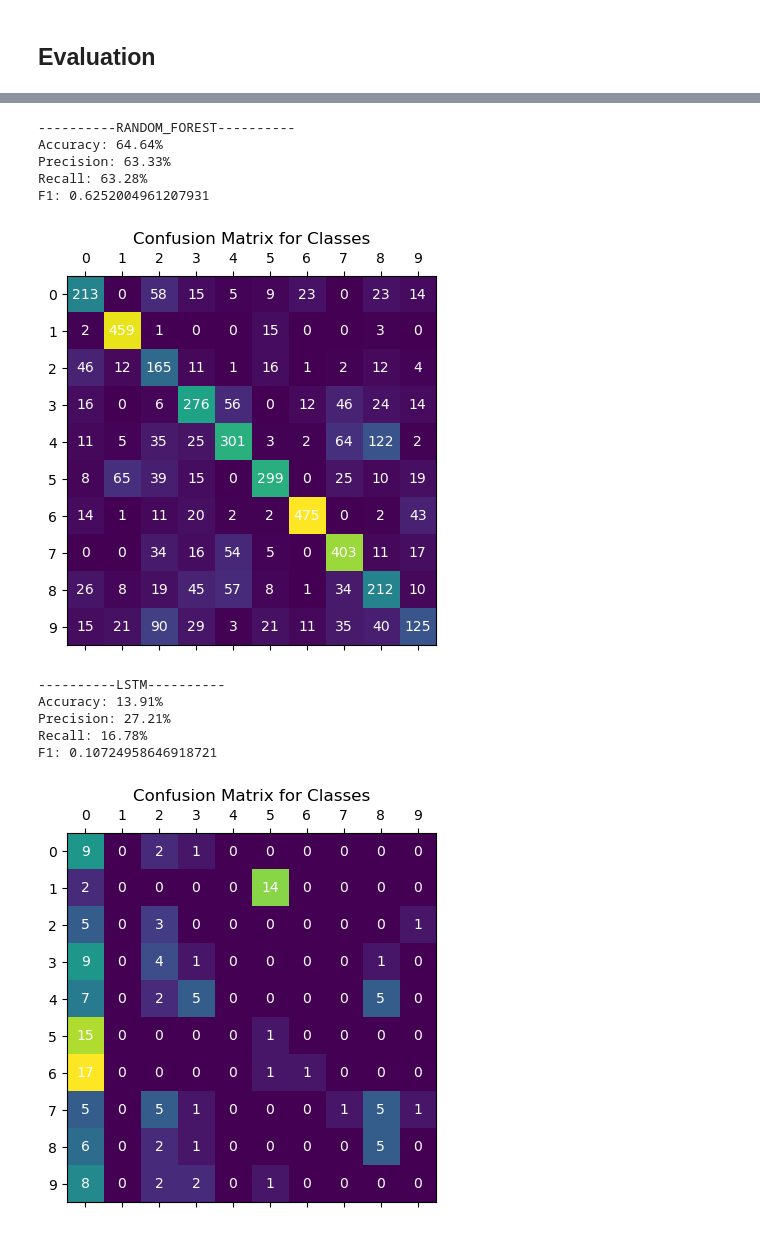
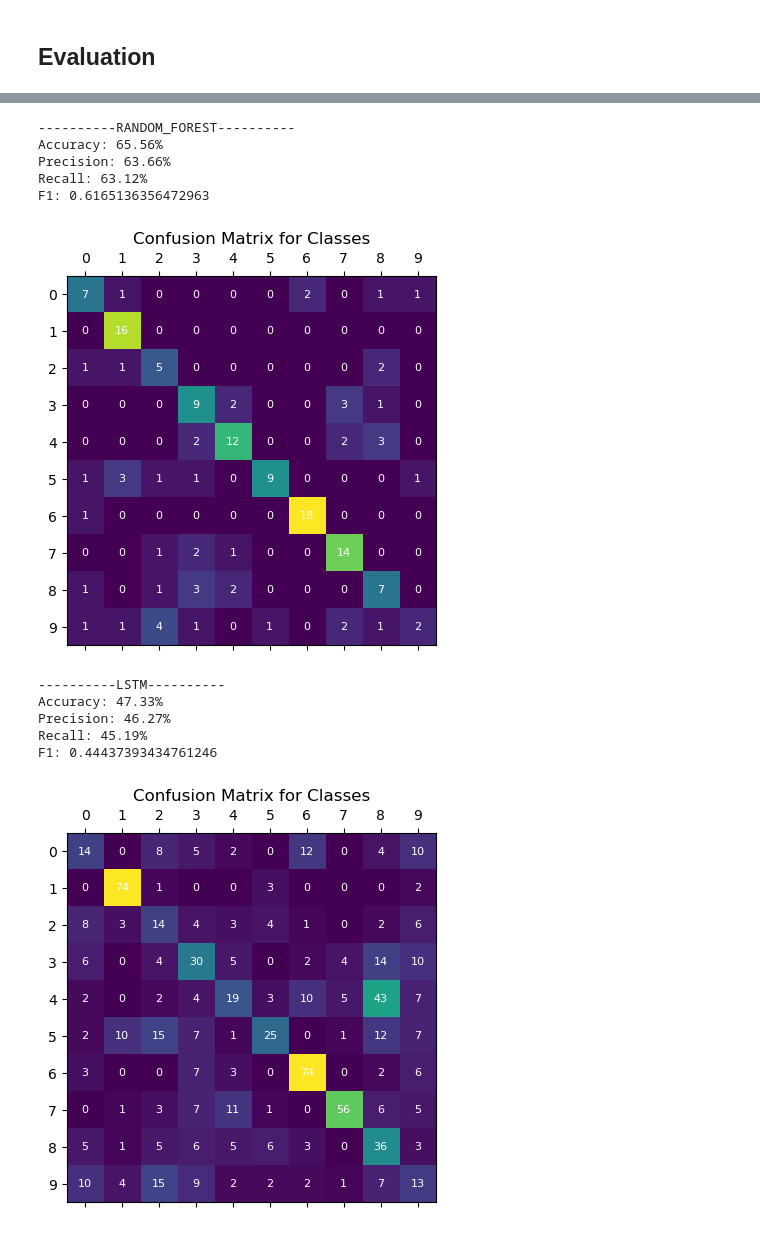
Before and after one commit to DanielVeress/music-genre-classification, a Jupyter notebook: ModelTraining.ipynb, the cells around one changed output, grey strips where cells are left out. Cells and saved outputs as stored; diff of their text form; code cells hidden in the pictures.

Commit message:
Data processing overhauled & Models remade

```diff
--- a/ModelTraining.ipynb
+++ b/ModelTraining.ipynb
@@ -253,0 +172,12 @@ plt.show()
+# %%
+EPOCHS = 10
+
+history = LSTM_model.fit(
+    X_mfcc_train, Y_mfcc_train.argmax(axis=1).reshape(-1,1),
+    validation_data=(X_mfcc_valid, Y_mfcc_valid.argmax(axis=1).reshape(-1,1)),
+    batch_size=BATCH_SIZE,
+    epochs=EPOCHS,
+    callbacks=callbacks
+)
+
+plot_history(history)
@@ -254,10 +254,13 @@ plt.show()
 # %% [markdown]
 ## Evaluation
+# %%
+Y_agg_true = Y_agg_test.argmax(axis=1)
+Y_agg_true_unrolled = Y_test_unrolled.argmax(axis=1)
+Y_mfcc_true = Y_mfcc_test.argmax(axis=1)
 # %%
-Y_true = Y_test.argmax(axis=1)
-Y_true_unrolled = Y_test_unrolled.argmax(axis=1)
-
+# predictions
 Y_pred_logreg = logreg_model.predict(X_test_unrolled)
 Y_pred_rf = rf.predict(X_test_unrolled)
-Y_pred_lstm = model.predict(X_test).argmax(axis=1)
+Y_pred_lstm = LSTM_model.predict(X_mfcc_test).argmax(axis=1)
+Y_pred_cnn = CNN_model.predict(X_mel_test).argmax(axis=1)
 # %% [output]
@@ -290,6 +294,8 @@ for i in range(random_pred_num):
 # %%
-# model evaluation
+
 def evaluate_predictions(Y_true, Y_pred, genre_list):
+    '''Evaluates predictions based on many metrics'''
+
     print(f'Accuracy: {accuracy_score(Y_true, Y_pred):0.2%}')
     print(f'Precision: {precision_score(Y_true, Y_pred, average="macro"):0.2%}')
     print(f'Recall: {recall_score(Y_true, Y_pred, average="macro"):0.2%}')
@@ -299,15 +305,16 @@ def evaluate_predictions(Y_true, Y_pred, genre_list):
     fig, ax = plt.subplots()
     ax.matshow(conf)
 
+    genres = len(genre_list)
     ax.set_xticks(np.arange(genres), labels=genre_list)
     ax.set_yticks(np.arange(genres), labels=genre_list)
 
     for i in range(genres):
         for j in range(genres):
-            text = ax.text(j, i, conf[i, j],
-                           ha="center", va="center", color="w")
+            text = ax.text(j, i, conf[i, j], ha="center", va="center", color="w", size=8)
 
     plt.title('Confusion Matrix for Classes')
     plt.show()
+    return fig
 # %%
 print('----------LOGREG----------')
@@ -322,20 +329,20 @@ F1: 0.3334222582995383
 # %%
 print('----------RANDOM_FOREST----------')
-evaluate_predictions(Y_true_unrolled, Y_pred_rf, genre_list)
+fig = evaluate_predictions(Y_agg_true_unrolled, Y_pred_rf, genre_list)
 # %% [output]
 ----------RANDOM_FOREST----------
-Accuracy: 64.64%
-Precision: 63.33%
-Recall: 63.28%
-F1: 0.6252004961207931
+Accuracy: 65.56%
+Precision: 63.66%
+Recall: 63.12%
+F1: 0.6165136356472963
-[figure, old version]
+[figure, new version]
 # %%
 print('----------LSTM----------')
-evaluate_predictions(Y_true, Y_pred_lstm, genre_list)
+fig = evaluate_predictions(Y_mfcc_true, Y_pred_lstm, genre_list)
 # %% [output]
 ----------LSTM----------
-Accuracy: 13.91%
-Precision: 27.21%
-Recall: 16.78%
-F1: 0.10724958646918721
+Accuracy: 47.33%
+Precision: 46.27%
+Recall: 45.19%
+F1: 0.44437393434761246
-[figure, old version]
+[figure, new version]
```
Also changed, not shown: parts of 30 cells of this notebook, 3 other files.
